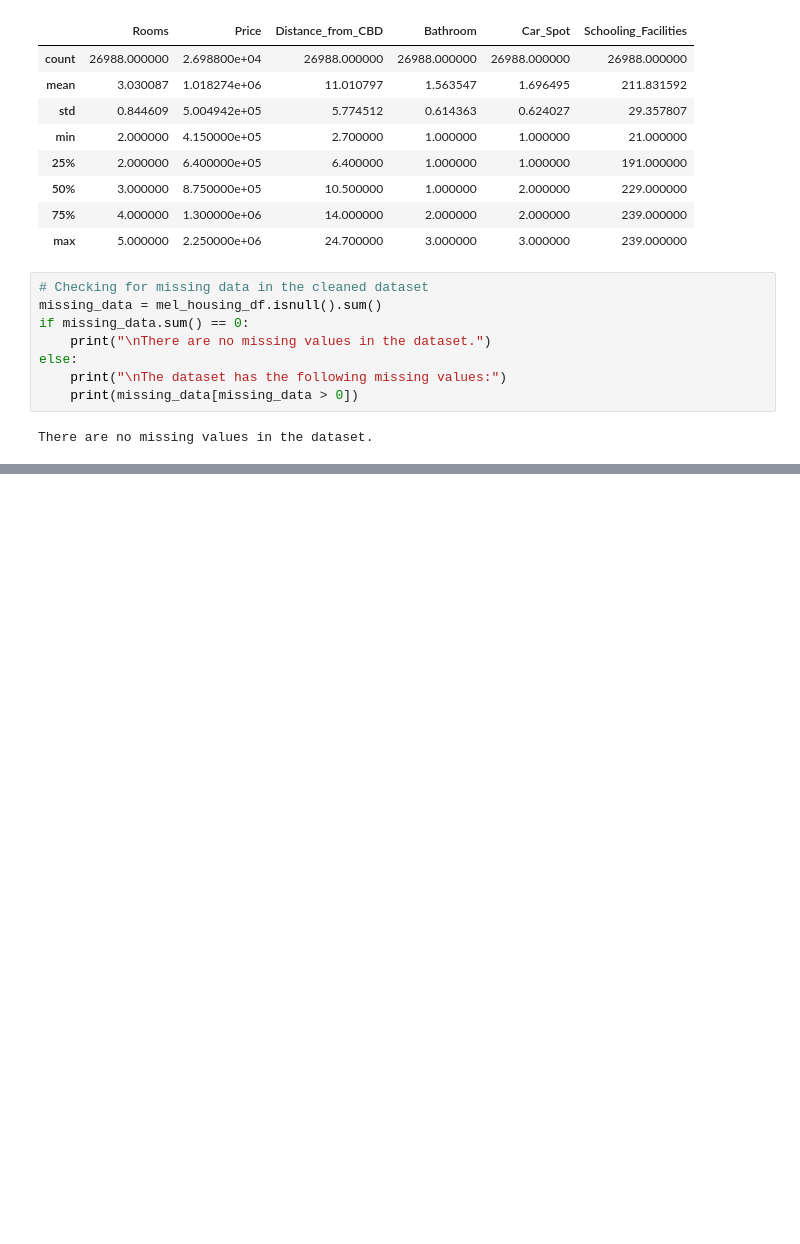
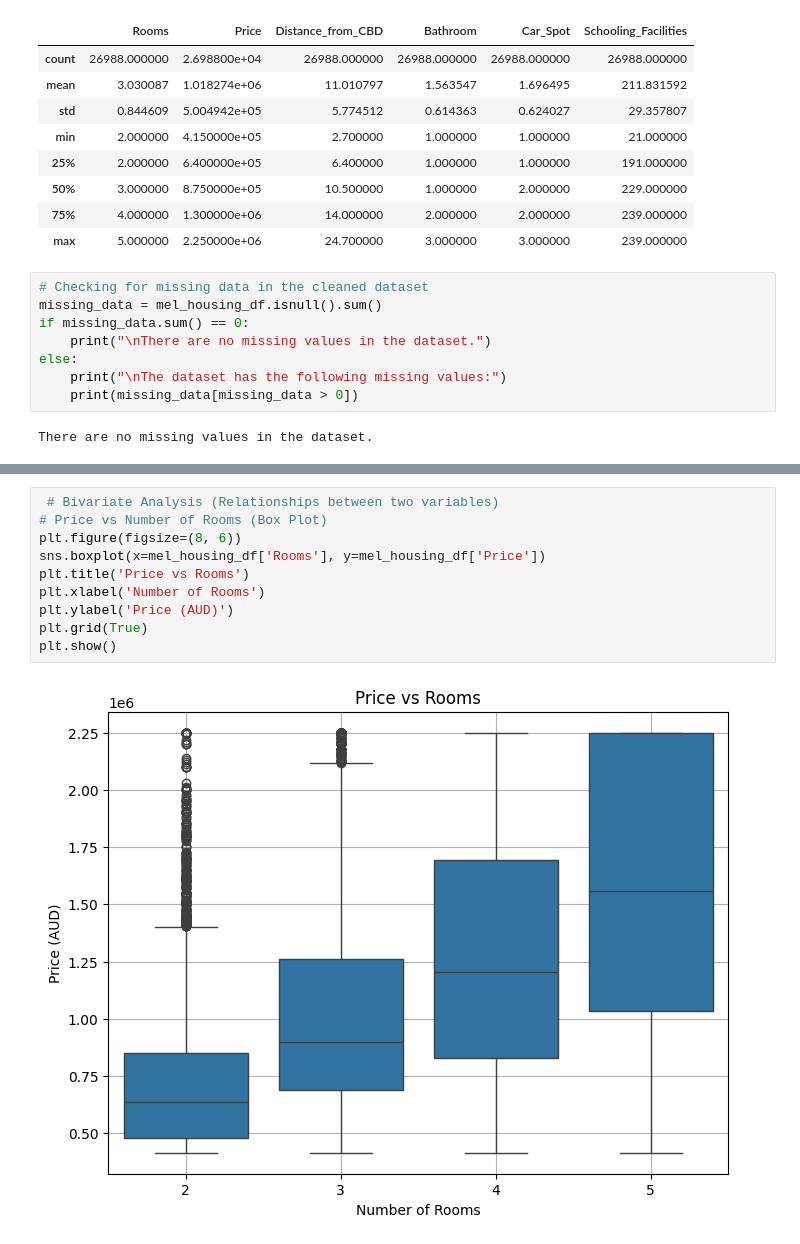
Before and after one commit to Eshitamjn20/HEM-Housing-ML-Model, a Jupyter notebook: mel-housing-data-processing.ipynb, the cells around one changed output, grey strips where cells are left out. Drawn from its saved outputs; the diff is of its cells as text; blank space fills up the shorter version.

```diff
--- a/mel-housing-data-processing.ipynb
+++ b/mel-housing-data-processing.ipynb
@@ -352,0 +373,12 @@ There are no missing values in the dataset.
+# %%
+ # Bivariate Analysis (Relationships between two variables)
+# Price vs Number of Rooms (Box Plot)
+plt.figure(figsize=(8, 6))
+sns.boxplot(x=mel_housing_df['Rooms'], y=mel_housing_df['Price'])
+plt.title('Price vs Rooms')
+plt.xlabel('Number of Rooms')
+plt.ylabel('Price (AUD)')
+plt.grid(True)
+plt.show()
+# %% [output]
+[figure, added]
```
Also changed, not shown: parts of 14 cells of this notebook.
